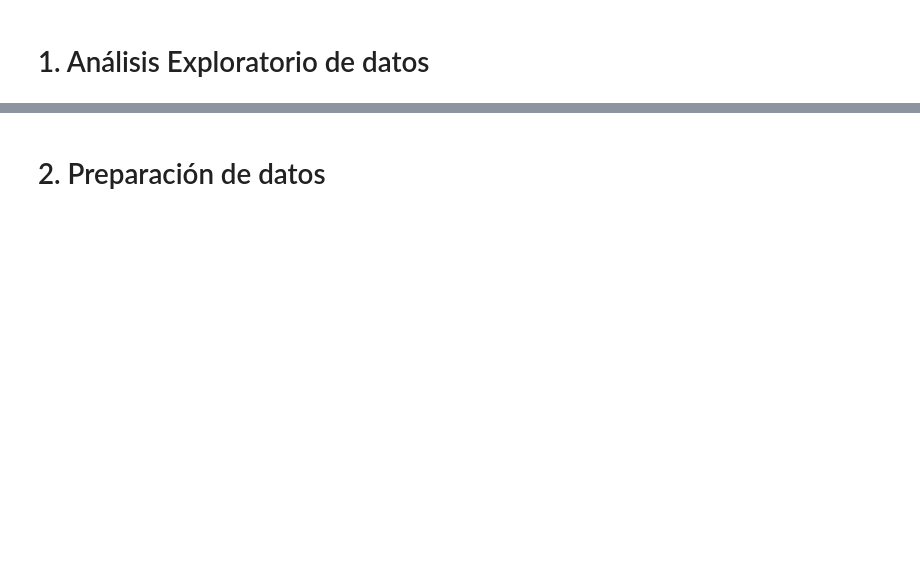
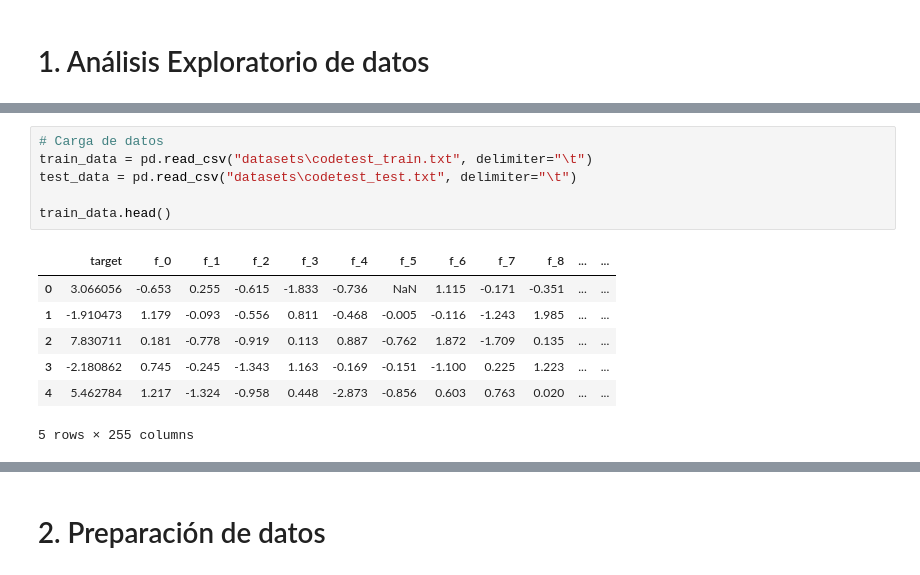
Before and after one commit to guillenunezc/Project_Capital_One-Regression-, a Jupyter notebook: 02_Solucion.ipynb, the cells around one changed output, grey strips where cells are left out. Cells and saved outputs as stored; diff of their text form; blank space fills up the shorter version.

```diff
--- a/02_Solucion.ipynb
+++ b/02_Solucion.ipynb
@@ -22,0 +31,14 @@ random.seed(42)
+# %%
+# Carga de datos
+train_data = pd.read_csv("datasets\codetest_train.txt", delimiter="\t")
+test_data = pd.read_csv("datasets\codetest_test.txt", delimiter="\t")
+
+train_data.head()
+# %% [output]
+|  | target | f_0 | f_1 | f_2 | f_3 | f_4 | f_5 | f_6 | f_7 | f_8 | ... | ... |
+| 0 | 3.066056 | -0.653 | 0.255 | -0.615 | -1.833 | -0.736 | NaN | 1.115 | -0.171 | -0.351 | ... | ... |
+| 1 | -1.910473 | 1.179 | -0.093 | -0.556 | 0.811 | -0.468 | -0.005 | -0.116 | -1.243 | 1.985 | ... | ... |
+| 2 | 7.830711 | 0.181 | -0.778 | -0.919 | 0.113 | 0.887 | -0.762 | 1.872 | -1.709 | 0.135 | ... | ... |
+| 3 | -2.180862 | 0.745 | -0.245 | -1.343 | 1.163 | -0.169 | -0.151 | -1.100 | 0.225 | 1.223 | ... | ... |
+| 4 | 5.462784 | 1.217 | -1.324 | -0.958 | 0.448 | -2.873 | -0.856 | 0.603 | 0.763 | 0.020 | ... | ... |
+5 rows × 255 columns
```
Also changed, not shown: parts of 16 cells of this notebook.
